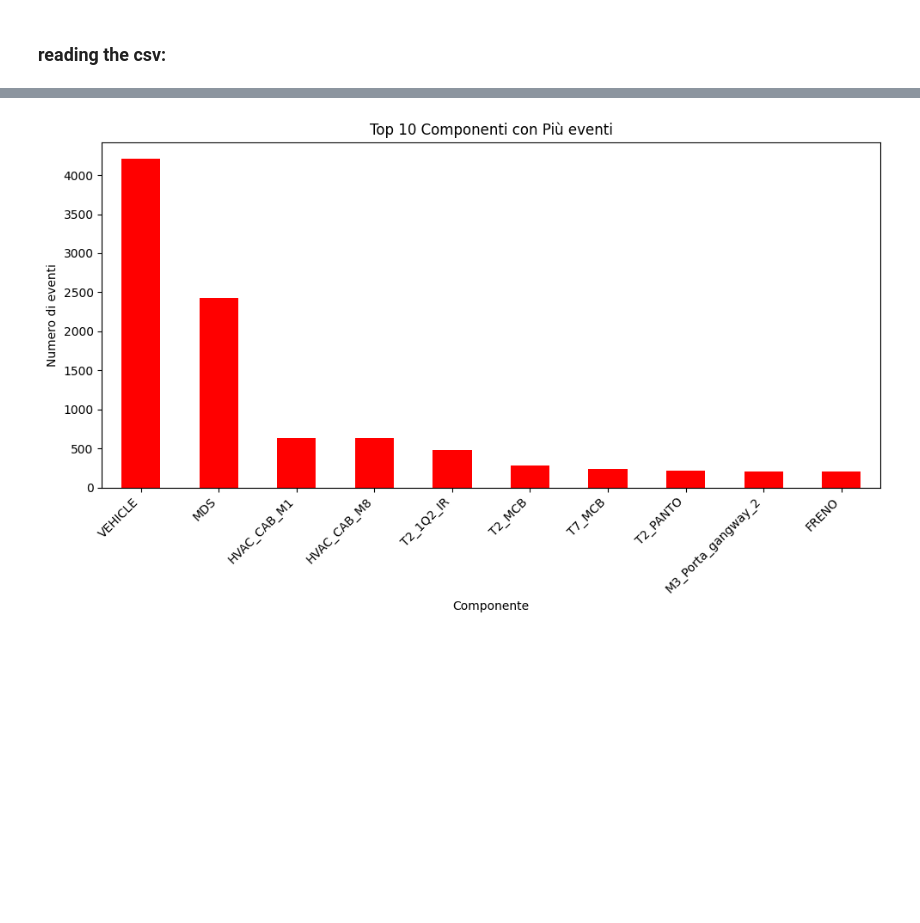
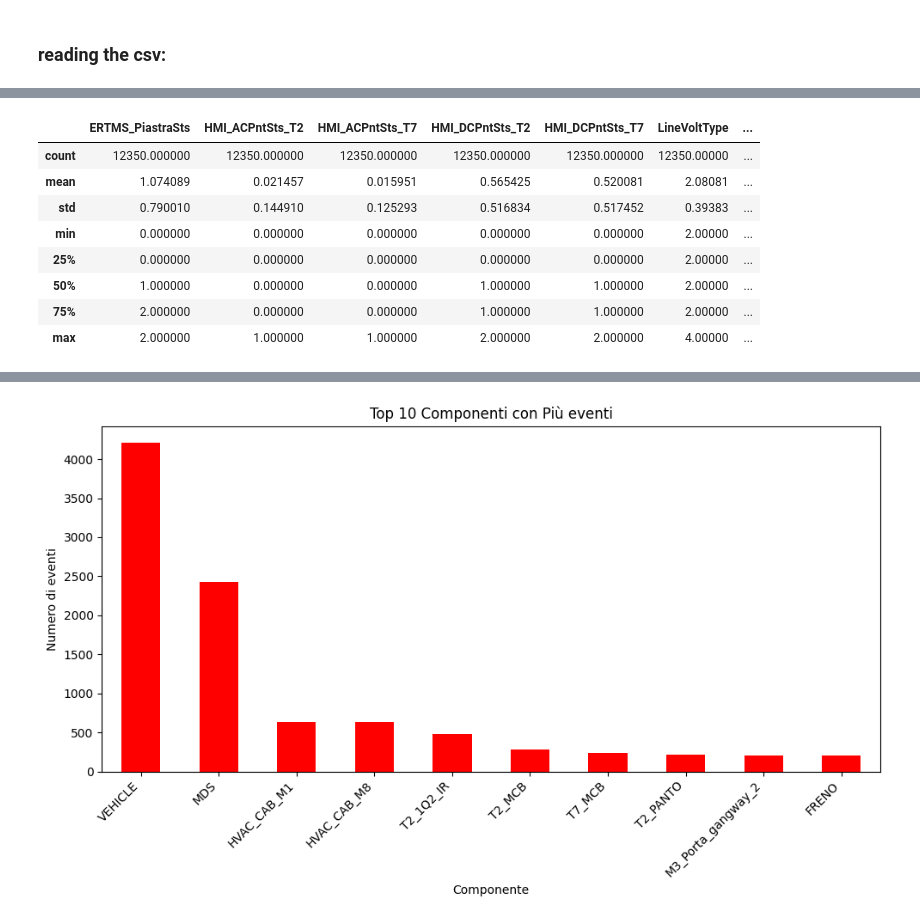
Before and after one commit to DISTA-IoT/Train_IIoT_SyntheticDataGeneration, a Jupyter notebook: synthetic_causal_system.ipynb, the cells around one changed output, grey strips where cells are left out. Saved outputs shown, nothing was run; the diff lists cells and outputs as text; code cells hidden in the pictures; blank space fills up the shorter version.

```diff
--- a/synthetic_causal_system.ipynb
+++ b/synthetic_causal_system.ipynb
@@ -293,0 +375,19 @@ ertms = [
+# %%
+ertms = [
+    'ERTMS_PiastraSts',
+    'HMI_ACPntSts_T2', 'HMI_ACPntSts_T7', 'HMI_DCPntSts_T2', 'HMI_DCPntSts_T7',
+    'LineVoltType',
+    'HMI_impSIL'
+]
+
+dataset_new[[col for col in ertms]].describe()
+# %% [output]
+|  | ERTMS_PiastraSts | HMI_ACPntSts_T2 | HMI_ACPntSts_T7 | HMI_DCPntSts_T2 | HMI_DCPntSts_T7 | LineVoltType | ... |
+| count | 12350.000000 | 12350.000000 | 12350.000000 | 12350.000000 | 12350.000000 | 12350.00000 | ... |
+| mean | 1.074089 | 0.021457 | 0.015951 | 0.565425 | 0.520081 | 2.08081 | ... |
+| std | 0.790010 | 0.144910 | 0.125293 | 0.516834 | 0.517452 | 0.39383 | ... |
+| min | 0.000000 | 0.000000 | 0.000000 | 0.000000 | 0.000000 | 2.00000 | ... |
+| 25% | 0.000000 | 0.000000 | 0.000000 | 0.000000 | 0.000000 | 2.00000 | ... |
+| 50% | 1.000000 | 0.000000 | 0.000000 | 1.000000 | 1.000000 | 2.00000 | ... |
+| 75% | 2.000000 | 0.000000 | 0.000000 | 1.000000 | 1.000000 | 2.00000 | ... |
+| max | 2.000000 | 1.000000 | 1.000000 | 2.000000 | 2.000000 | 4.00000 | ... |
```
Also changed, not shown: parts of 29 cells of this notebook.
